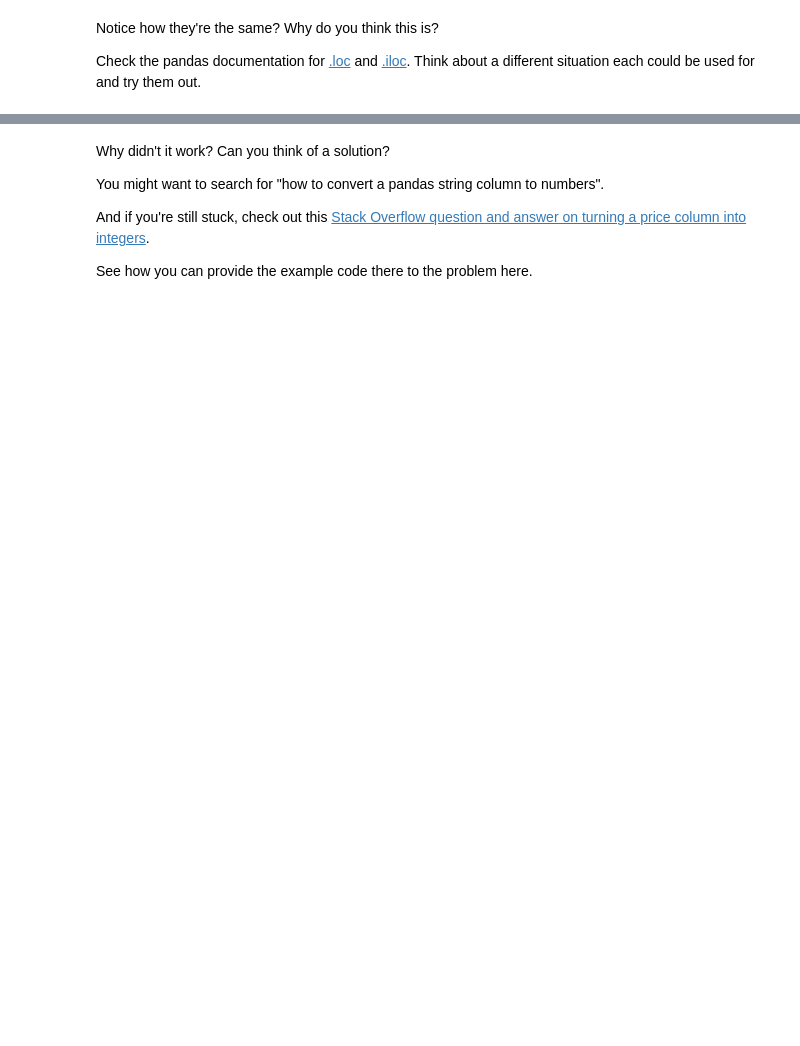
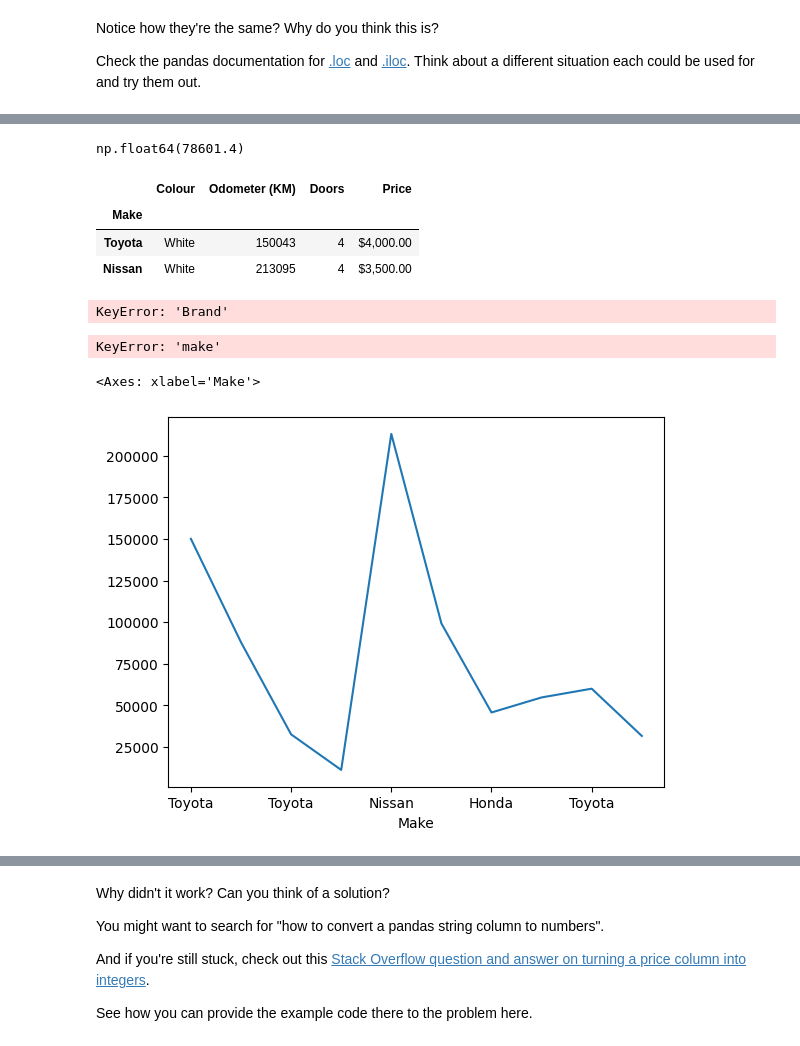
Before and after one commit to avpprog/avpprog, a Jupyter notebook: udemyztm/mlcourse/section-2-data-science-and-ml-tools/pandas-exercises.ipynb, the cells around one changed output, grey strips where cells are left out. Cells and saved outputs as stored; diff of their text form; code cells hidden in the pictures; blank space fills up the shorter version.

```diff
--- a/udemyztm/mlcourse/section-2-data-science-and-ml-tools/pandas-exercises.ipynb
+++ b/udemyztm/mlcourse/section-2-data-science-and-ml-tools/pandas-exercises.ipynb
@@ -186,13 +214,34 @@ Check the pandas documentation for [.loc](https://pandas.pydata.org/pandas-docs/
 # %%
 # Find the mean of the "Odometer (KM)" column in the car sales DataFrame
+car_sales_df["Odometer (KM)"].mean()
+# %% [output]
+np.float64(78601.4)
 # %%
 # Select the rows with over 100,000 kilometers on the Odometer
+car_sales_df[car_sales_df["Odometer (KM)"] > 100000]
+# %% [output]
+|  | Colour | Odometer (KM) | Doors | Price |
+| Make |  |  |  |  |
+| Toyota | White | 150043 | 4 | $4,000.00 |
+| Nissan | White | 213095 | 4 | $3,500.00 |
 # %%
 # Create a crosstab of the Make and Doors columns
+csdf = pd.crosstab(car_sales_df["Brand"], car_sales_df["Doors"])
+csdf
+# %% [output]
+KeyError: 'Brand'
 # %%
 # Group columns of the car sales DataFrame by the Make column and find the average
+car_sales_df["make"].mean()
+# %% [output]
+KeyError: 'make'
 # %%
 # Import Matplotlib and create a plot of the Odometer column
 # Don't forget to use %matplotlib inline
+import matplotlib.pyplot as plt
+car_sales_df['Odometer (KM)'].plot()
+# %% [output]
+<Axes: xlabel='Make'>
+[figure, added]
 # %%
 # Create a histogram of the Odometer column using hist()
```
Also changed, not shown: parts of 10 cells of this notebook.
